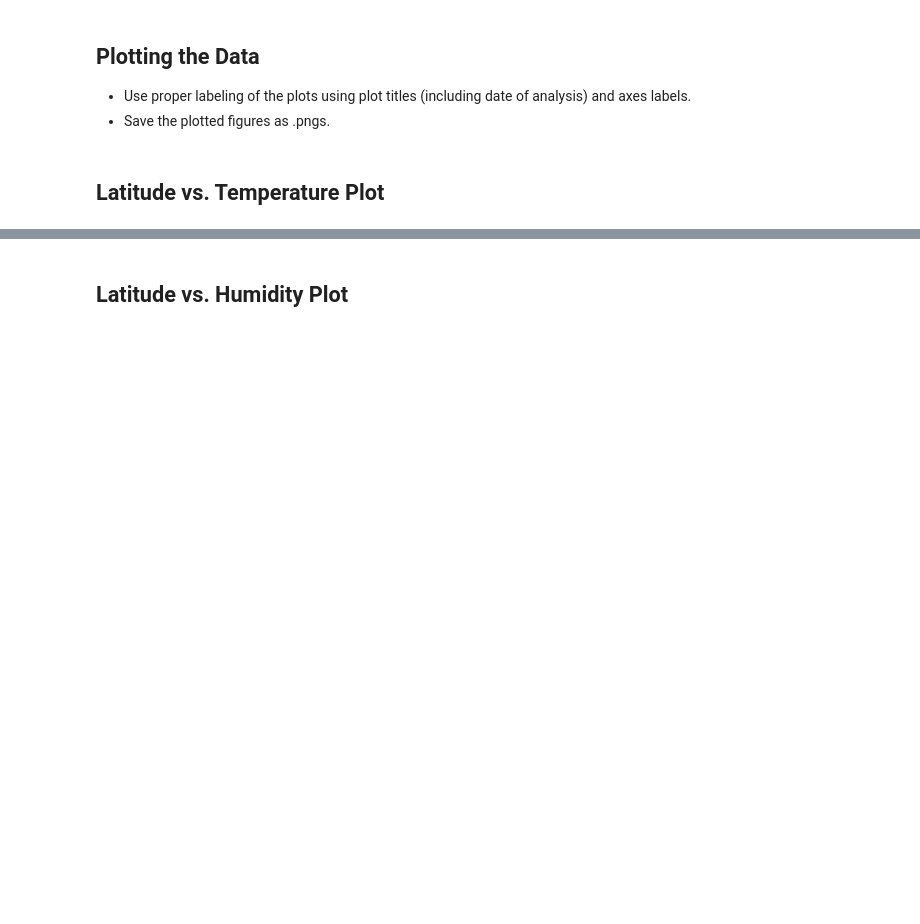
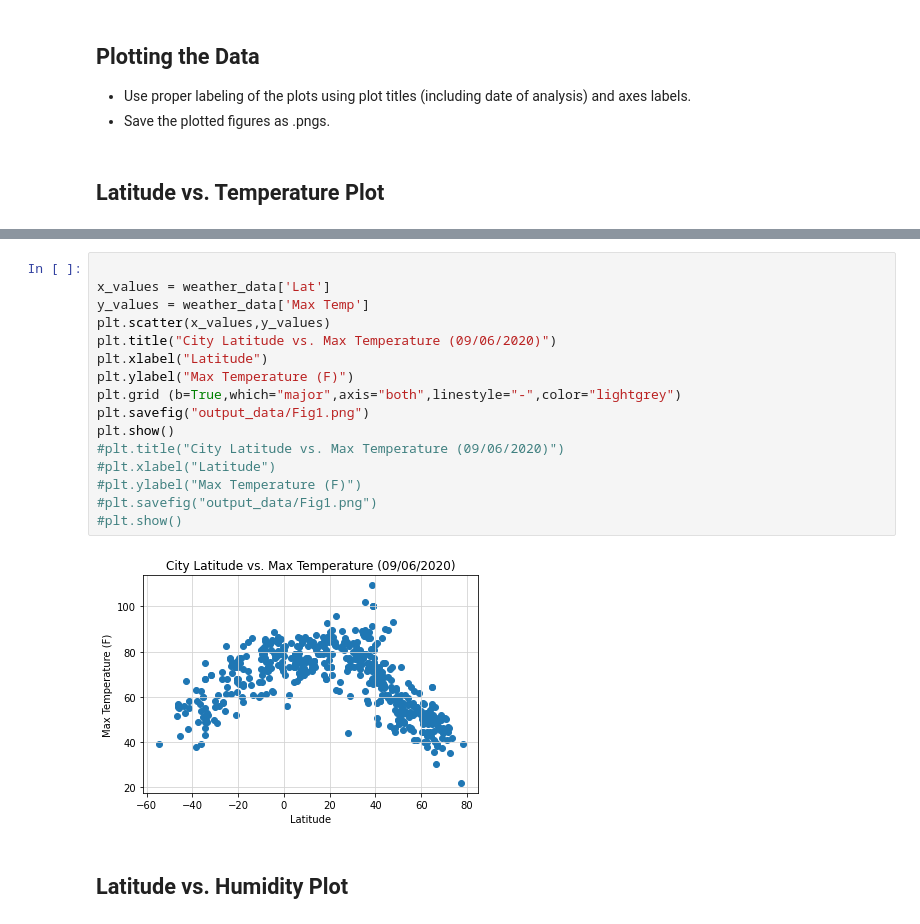
Before and after one commit to segsfem/python-api-challenge, a Jupyter notebook: WeatherPy/WeatherPy.ipynb, the cells around one changed output, grey strips where cells are left out. Cells and saved outputs as stored; diff of their text form; blank space fills up the shorter version.

```diff
--- a/WeatherPy/WeatherPy.ipynb
+++ b/WeatherPy/WeatherPy.ipynb
@@ -181,3 +180,21 @@ Skip this step if there are no cities that have humidity > 100%.
+# %%
+
+x_values = weather_data['Lat']
+y_values = weather_data['Max Temp']
+plt.scatter(x_values,y_values)
+plt.title("City Latitude vs. Max Temperature (09/06/2020)")
+plt.xlabel("Latitude")
+plt.ylabel("Max Temperature (F)")
+plt.grid (b=True,which="major",axis="both",linestyle="-",color="lightgrey")
+plt.savefig("output_data/Fig1.png")
+plt.show()
+#plt.title("City Latitude vs. Max Temperature (09/06/2020)")
+#plt.xlabel("Latitude")
+#plt.ylabel("Max Temperature (F)")
+#plt.savefig("output_data/Fig1.png")
+#plt.show()
+# %% [output]
+[figure, added]
 # %% [markdown]
 ## Latitude vs. Humidity Plot
 # %%
```
Also changed, not shown: parts of 5 cells of this notebook, 1 other file.
